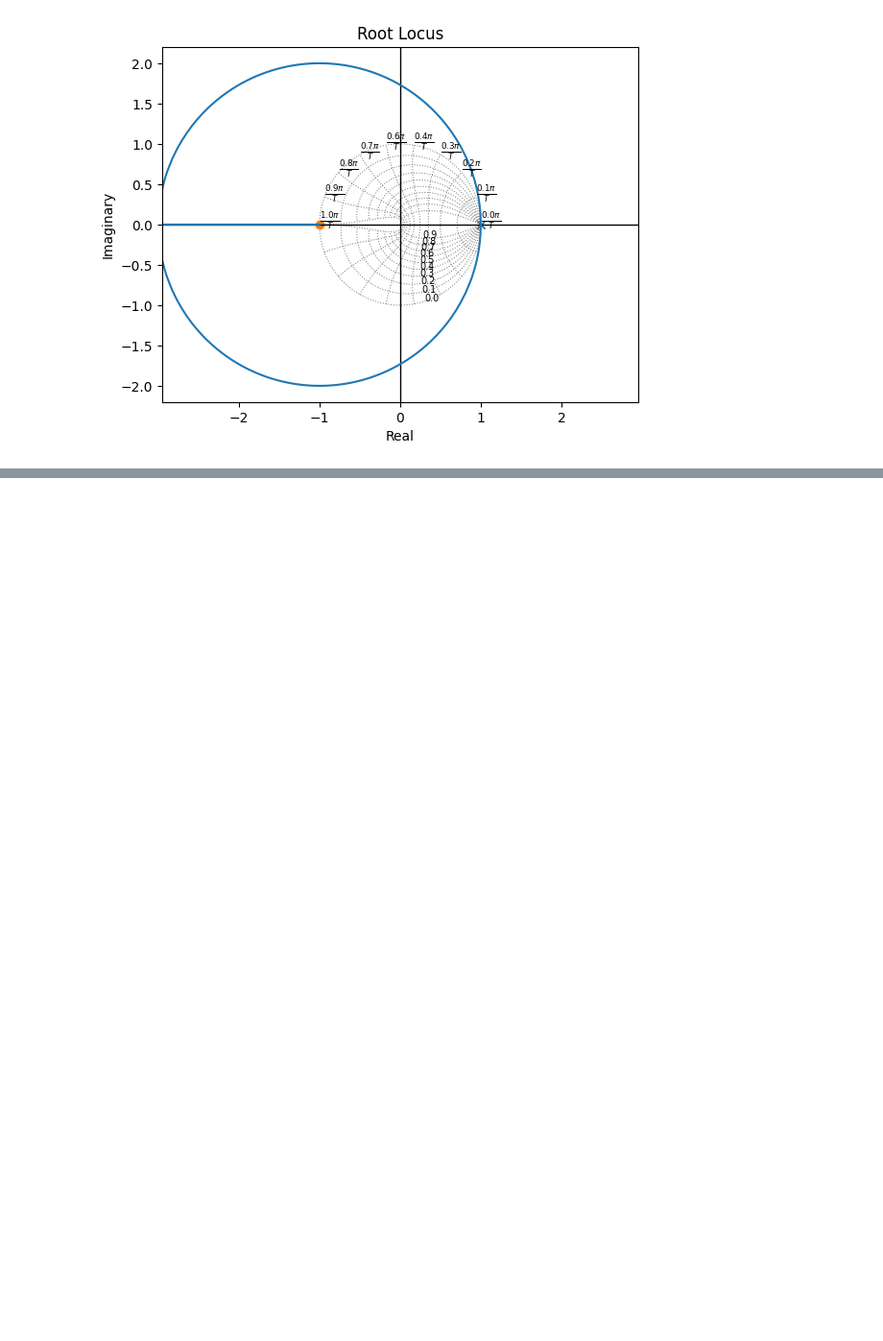
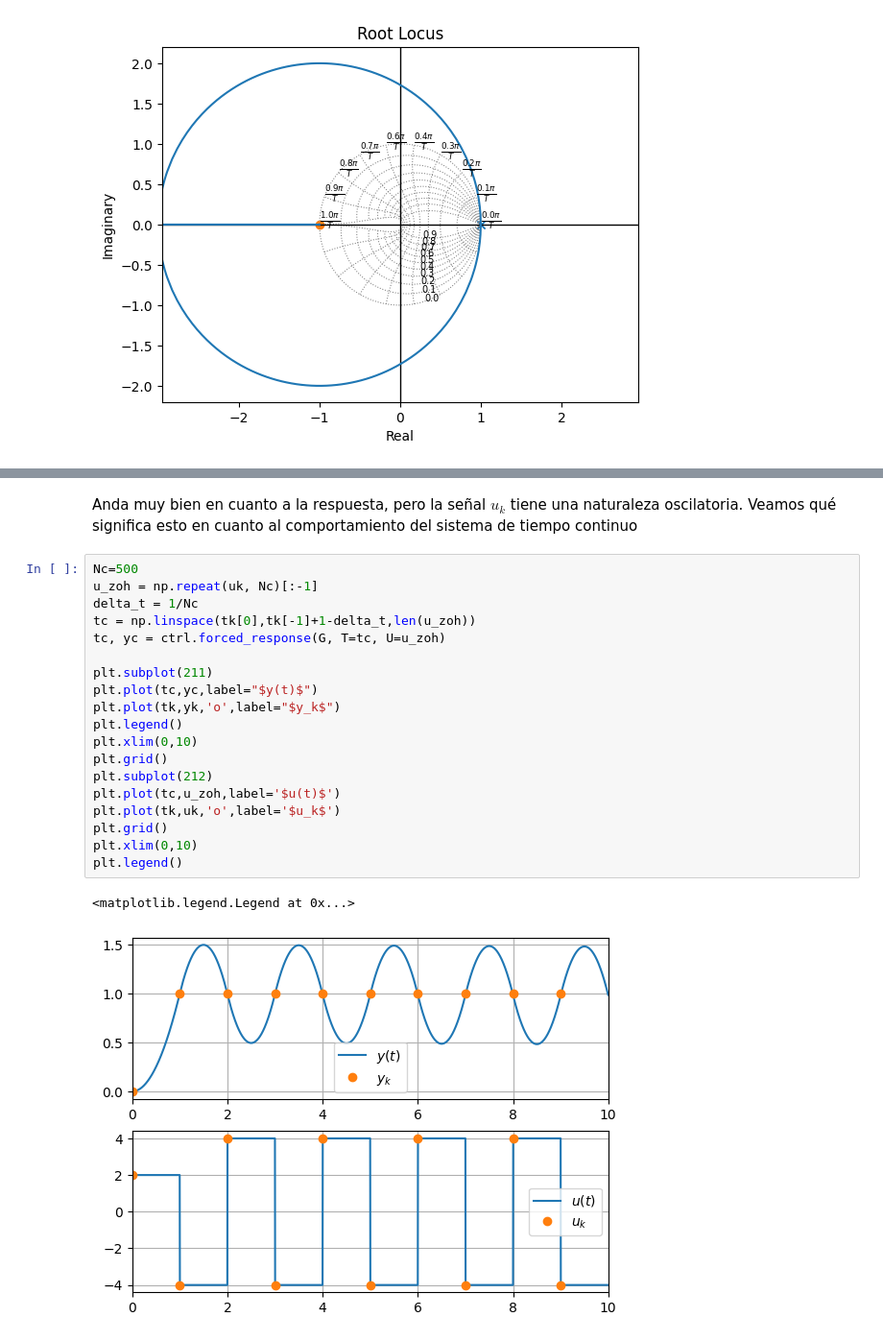
Before and after one commit to pgonfiuba/ica, a Jupyter notebook: 1. Sistemas discretos/control_doble_integrador.ipynb, the cells around one changed output, grey strips where cells are left out. Shown at 96% size. Saved outputs shown, nothing was run; the diff lists cells and outputs as text; blank space fills up the shorter version.

```diff
--- a/1. Sistemas discretos/control_doble_integrador.ipynb
+++ b/1. Sistemas discretos/control_doble_integrador.ipynb
@@ -127,0 +207,24 @@ dt = 1
+# %% [markdown]
+Anda muy bien en cuanto a la respuesta, pero la señal $u_k$ tiene una naturaleza oscilatoria. Veamos qué significa esto en cuanto al comportamiento del sistema de tiempo continuo
+# %%
+Nc=500
+u_zoh = np.repeat(uk, Nc)[:-1]
+delta_t = 1/Nc
+tc = np.linspace(tk[0],tk[-1]+1-delta_t,len(u_zoh))
+tc, yc = ctrl.forced_response(G, T=tc, U=u_zoh)
+
+plt.subplot(211)
+plt.plot(tc,yc,label="$y(t)$")
+plt.plot(tk,yk,'o',label="$y_k$")
+plt.legend()
+plt.xlim(0,10)
+plt.grid()
+plt.subplot(212)
+plt.plot(tc,u_zoh,label='$u(t)$')
+plt.plot(tk,uk,'o',label='$u_k$')
+plt.grid()
+plt.xlim(0,10)
+plt.legend()
+# %% [output]
+<matplotlib.legend.Legend at 0x...>
+[figure, added]
```
Also changed, not shown: parts of 5 cells of this notebook.
